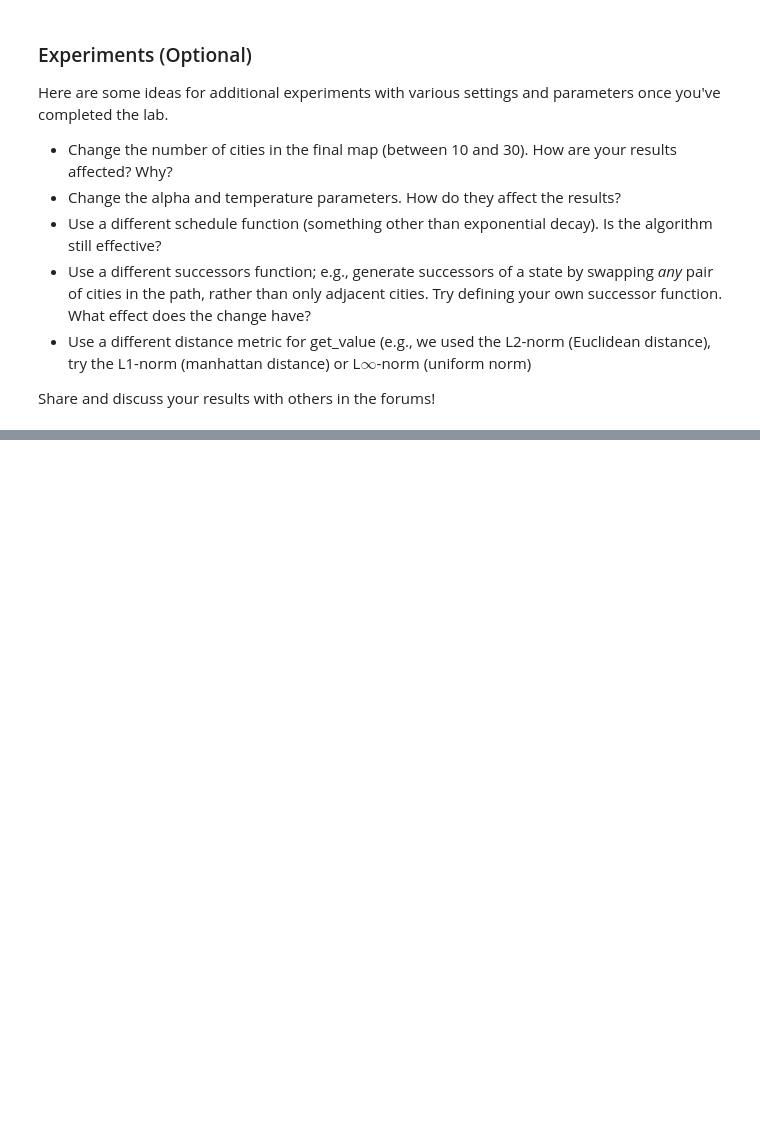
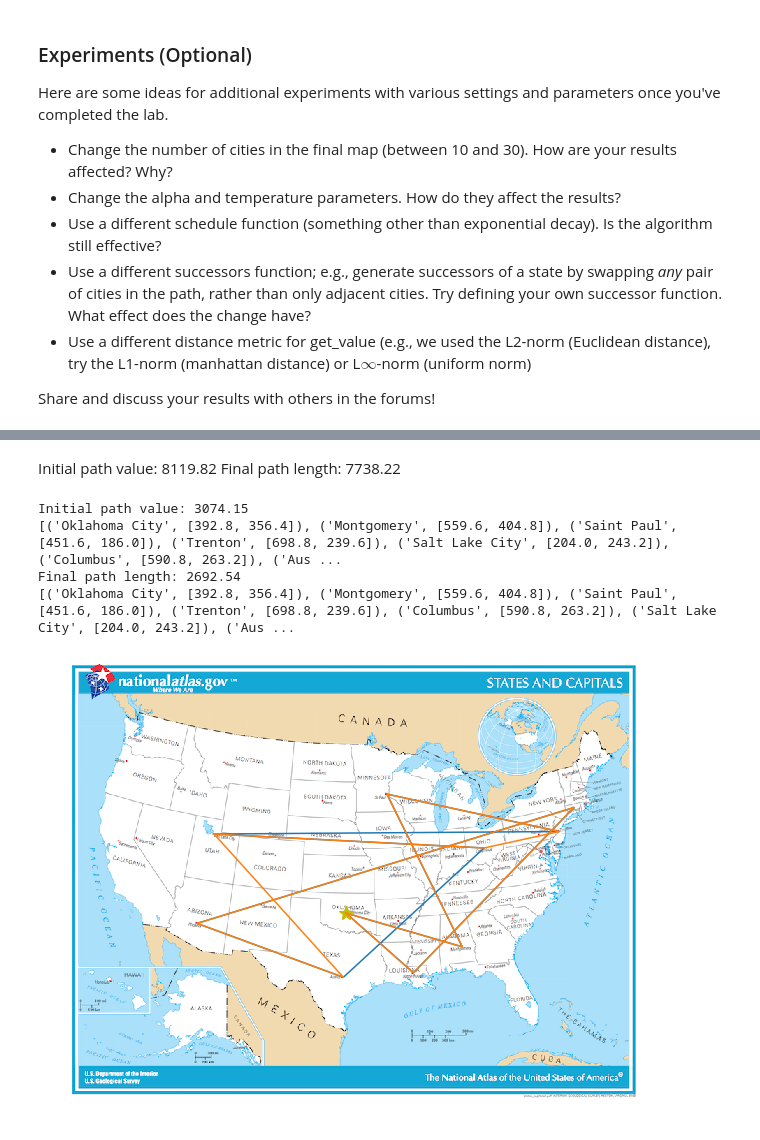
Before and after one commit to jotavaladouro/aind, a Jupyter notebook: AIND-Simulated_Annealing/AIND-Simulated_Annealing.ipynb, the cells around one changed output, grey strips where cells are left out. Drawn from its saved outputs; the diff is of its cells as text; code cells hidden in the pictures; blank space fills up the shorter version.

```diff
--- a/AIND-Simulated_Annealing/AIND-Simulated_Annealing.ipynb
+++ b/AIND-Simulated_Annealing/AIND-Simulated_Annealing.ipynb
@@ -284,0 +346,24 @@ Share and discuss your results with others in the forums!
+# %% [markdown]
+Initial path value: 8119.82 Final path length: 7738.22
+# %%
+# Change numero cities to 10, move alpha y temperature
+
+num_cities = 10
+capitals_tsp = TravelingSalesmanProblem(capitals_list[:num_cities])
+starting_city = capitals_list[0]
+print("Initial path value: {:.2f}".format(-capitals_tsp.get_value()))
+print(capitals_list[:num_cities])  # The start/end point is indicated with a yellow star
+show_path(capitals_tsp.coords, starting_city)
+# set the decay rate and initial temperature parameters, then run simulated annealing to solve the TSP
+alpha = 0.95
+temperature=1e12
+result = simulated_annealing(capitals_tsp, schedule)
+print("Final path length: {:.2f}".format(-result.get_value()))
+print(result.path)
+show_path(result.coords, starting_city)
+# %% [output]
+Initial path value: 3074.15
+[('Oklahoma City', [392.8, 356.4]), ('Montgomery', [559.6, 404.8]), ('Saint Paul', [451.6, 186.0]), ('Trenton', [698.8, 239.6]), ('Salt Lake City', [204.0, 243.2]), ('Columbus', [590.8, 263.2]), ('Aus ...
+Final path length: 2692.54
+[('Oklahoma City', [392.8, 356.4]), ('Montgomery', [559.6, 404.8]), ('Saint Paul', [451.6, 186.0]), ('Trenton', [698.8, 239.6]), ('Columbus', [590.8, 263.2]), ('Salt Lake City', [204.0, 243.2]), ('Aus ...
+[figure, added]
```
Also changed, not shown: parts of 10 cells of this notebook.
